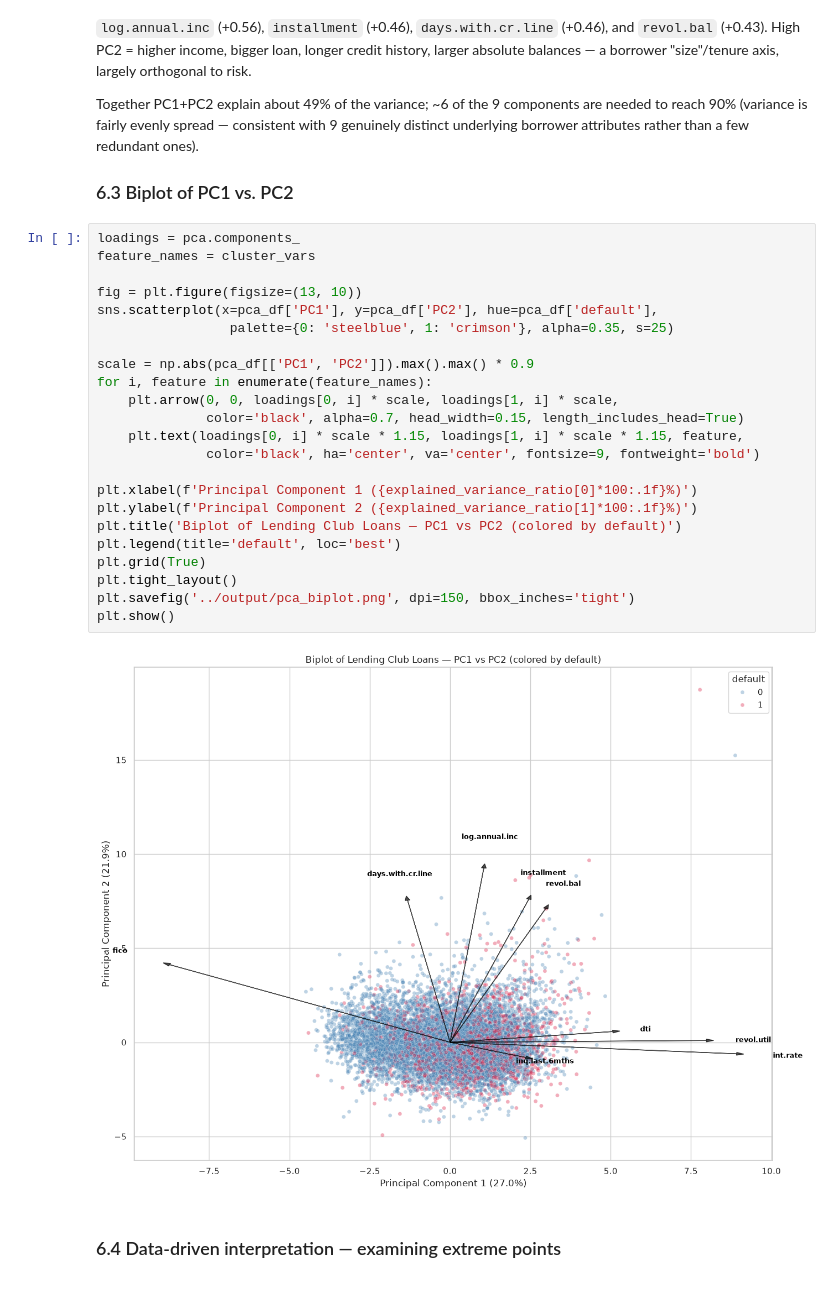
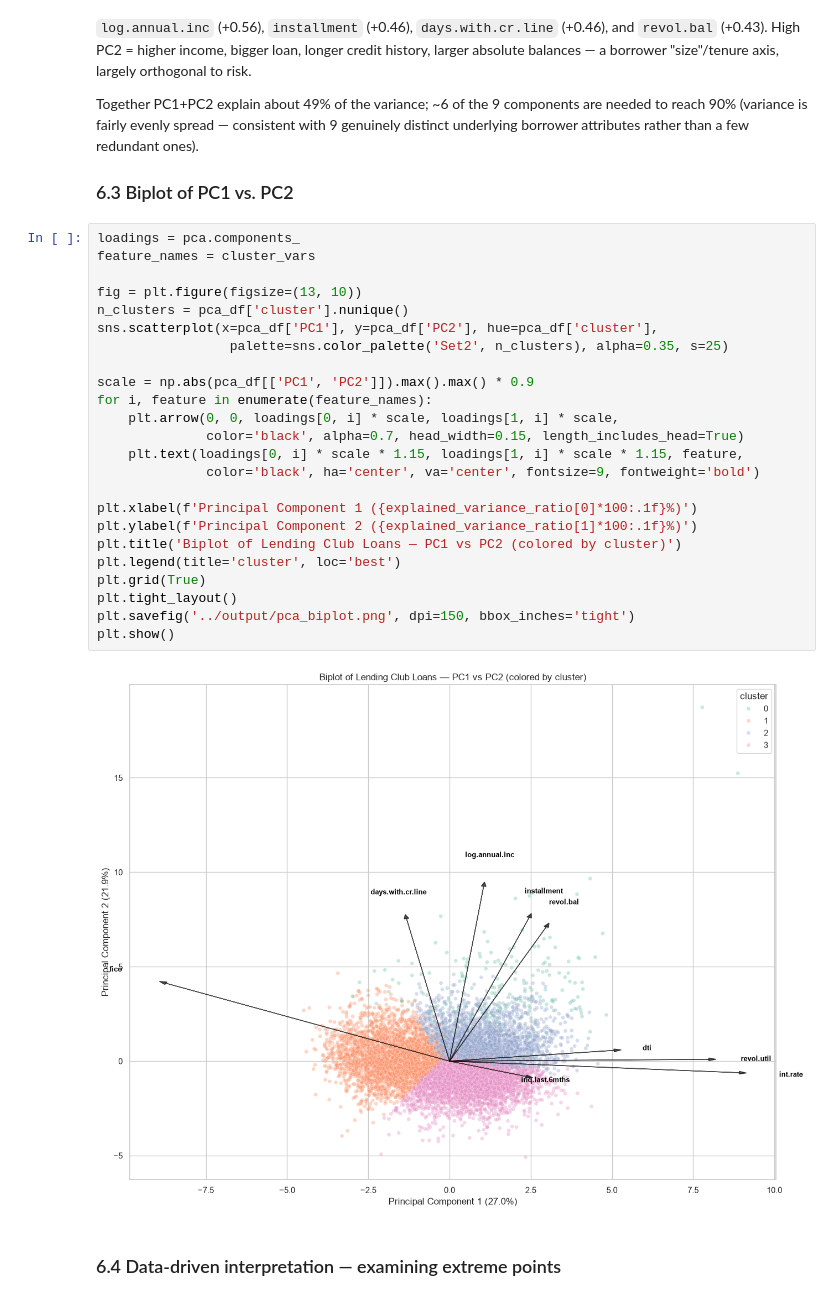
Before and after one commit to JLaniado/credit_ete_analysis, a Jupyter notebook: notebooks/Credit_Default_EDA_PCA.ipynb, the cells around one changed output. Saved outputs shown, nothing was run; the diff lists cells and outputs as text.

Commit message:
Color PCA biplot by cluster instead of default status
Co-Authored-By: Claude Sonnet 5 <noreply@anthropic.com>

```diff
--- a/notebooks/Credit_Default_EDA_PCA.ipynb
+++ b/notebooks/Credit_Default_EDA_PCA.ipynb
@@ -711,28 +711,29 @@ redundant ones).
 # %%
 loadings = pca.components_
 feature_names = cluster_vars
 
 fig = plt.figure(figsize=(13, 10))
-sns.scatterplot(x=pca_df['PC1'], y=pca_df['PC2'], hue=pca_df['default'],
-                 palette={0: 'steelblue', 1: 'crimson'}, alpha=0.35, s=25)
+n_clusters = pca_df['cluster'].nunique()
+sns.scatterplot(x=pca_df['PC1'], y=pca_df['PC2'], hue=pca_df['cluster'],
+                 palette=sns.color_palette('Set2', n_clusters), alpha=0.35, s=25)
 
 scale = np.abs(pca_df[['PC1', 'PC2']]).max().max() * 0.9
 for i, feature in enumerate(feature_names):
     plt.arrow(0, 0, loadings[0, i] * scale, loadings[1, i] * scale,
               color='black', alpha=0.7, head_width=0.15, length_includes_head=True)
     plt.text(loadings[0, i] * scale * 1.15, loadings[1, i] * scale * 1.15, feature,
               color='black', ha='center', va='center', fontsize=9, fontweight='bold')
 
 plt.xlabel(f'Principal Component 1 ({explained_variance_ratio[0]*100:.1f}%)')
 plt.ylabel(f'Principal Component 2 ({explained_variance_ratio[1]*100:.1f}%)')
-plt.title('Biplot of Lending Club Loans — PC1 vs PC2 (colored by default)')
-plt.legend(title='default', loc='best')
+plt.title('Biplot of Lending Club Loans — PC1 vs PC2 (colored by cluster)')
+plt.legend(title='cluster', loc='best')
 plt.grid(True)
 plt.tight_layout()
 plt.savefig('../output/pca_biplot.png', dpi=150, bbox_inches='tight')
 plt.show()
 # %% [output]
-[figure, old version]
+[figure, new version]
 # %% [markdown]
 ### 6.4 Data-driven interpretation — examining extreme points
 # %%
```
Also changed, not shown: parts of 10 cells of this notebook, 11 other files.
